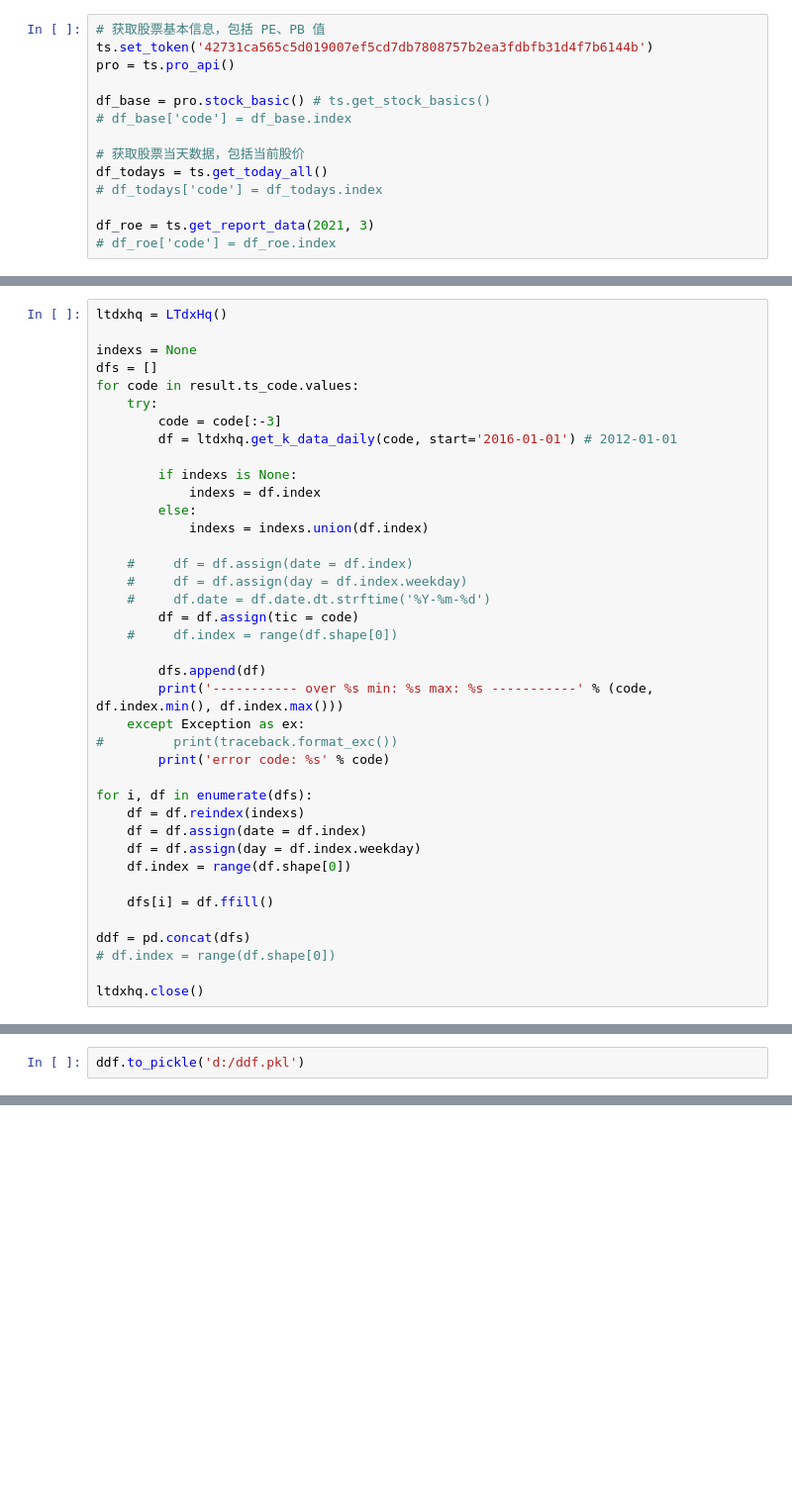
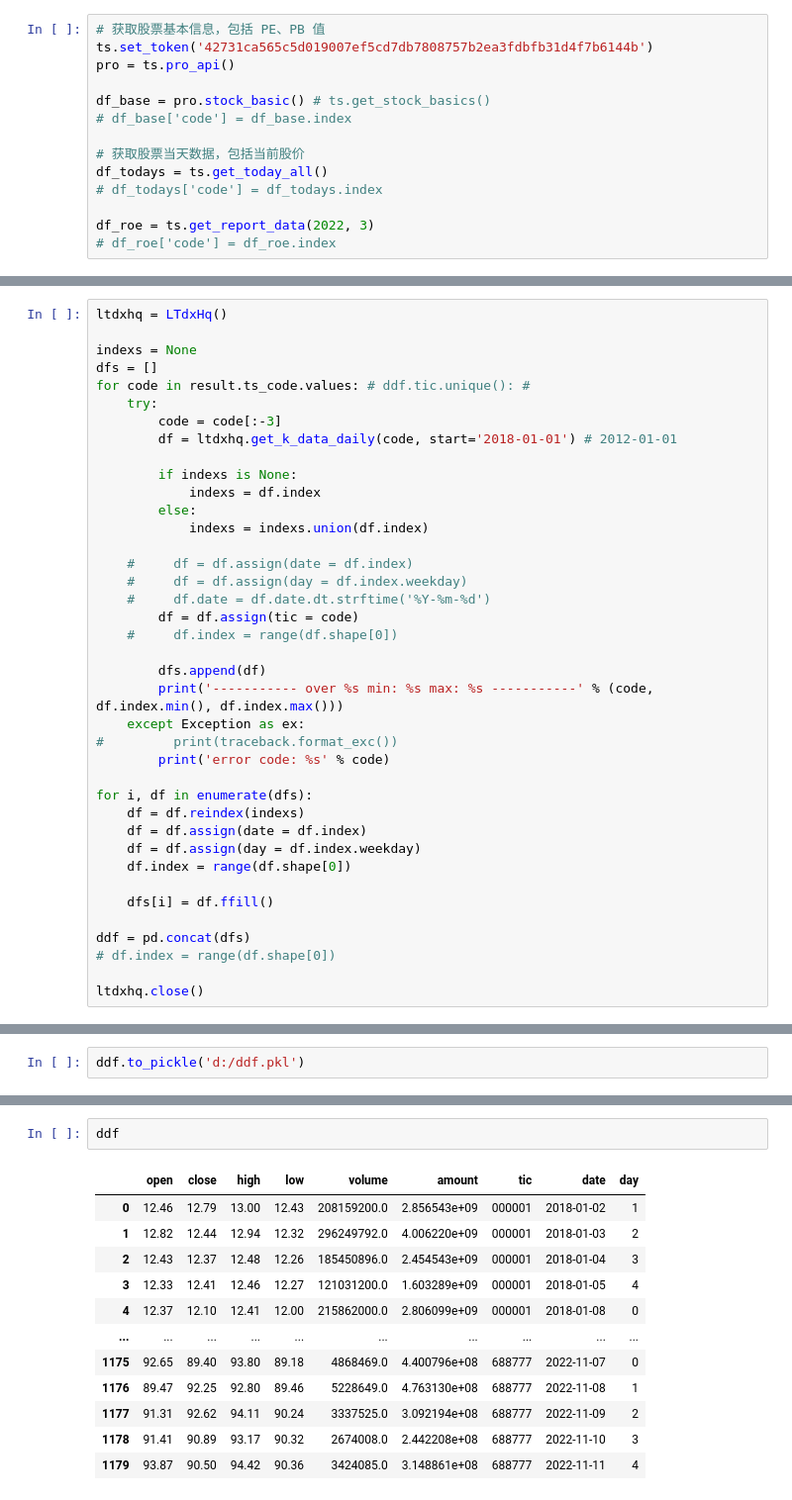
Before and after one commit to xtwxfxk/left5, a Jupyter notebook: stock/xxxx.ipynb, the cells around one changed output, grey strips where cells are left out. Shown: that part at 99% size. Drawn from its saved outputs; the diff is of its cells as text; blank space fills up the shorter version.

```diff
--- a/stock/xxxx.ipynb
+++ b/stock/xxxx.ipynb
@@ -30,6 +30,6 @@ df_base = pro.stock_basic() # ts.get_stock_basics()
 df_todays = ts.get_today_all()
 # df_todays['code'] = df_todays.index
 
-df_roe = ts.get_report_data(2021, 3)
+df_roe = ts.get_report_data(2022, 3)
 # df_roe['code'] = df_roe.index
 # %% [output]
@@ -87,10 +100,10 @@ ltdxhq = LTdxHq()
 
 indexs = None
 dfs = []
-for code in result.ts_code.values:
+for code in result.ts_code.values: # ddf.tic.unique(): #
     try:
         code = code[:-3]
-        df = ltdxhq.get_k_data_daily(code, start='2016-01-01') # 2012-01-01
+        df = ltdxhq.get_k_data_daily(code, start='2018-01-01') # 2012-01-01
 
         if indexs is None:
             indexs = df.index
@@ -145,0 +161,15 @@ ddf.
+# %%
+ddf
+# %% [output]
+|  | open | close | high | low | volume | amount | tic | date | day |
+| 0 | 12.46 | 12.79 | 13.00 | 12.43 | 208159200.0 | 2.856543e+09 | 000001 | 2018-01-02 | 1 |
+| 1 | 12.82 | 12.44 | 12.94 | 12.32 | 296249792.0 | 4.006220e+09 | 000001 | 2018-01-03 | 2 |
+| 2 | 12.43 | 12.37 | 12.48 | 12.26 | 185450896.0 | 2.454543e+09 | 000001 | 2018-01-04 | 3 |
+| 3 | 12.33 | 12.41 | 12.46 | 12.27 | 121031200.0 | 1.603289e+09 | 000001 | 2018-01-05 | 4 |
+| 4 | 12.37 | 12.10 | 12.41 | 12.00 | 215862000.0 | 2.806099e+09 | 000001 | 2018-01-08 | 0 |
+| ... | ... | ... | ... | ... | ... | ... | ... | ... | ... |
+| 1175 | 92.65 | 89.40 | 93.80 | 89.18 | 4868469.0 | 4.400796e+08 | 688777 | 2022-11-07 | 0 |
+| 1176 | 89.47 | 92.25 | 92.80 | 89.46 | 5228649.0 | 4.763130e+08 | 688777 | 2022-11-08 | 1 |
+| 1177 | 91.31 | 92.62 | 94.11 | 90.24 | 3337525.0 | 3.092194e+08 | 688777 | 2022-11-09 | 2 |
+| 1178 | 91.41 | 90.89 | 93.17 | 90.32 | 2674008.0 | 2.442208e+08 | 688777 | 2022-11-10 | 3 |
+| 1179 | 93.87 | 90.50 | 94.42 | 90.36 | 3424085.0 | 3.148861e+08 | 688777 | 2022-11-11 | 4 |
```
Also changed, not shown: parts of 12 cells of this notebook, 20 other files.
